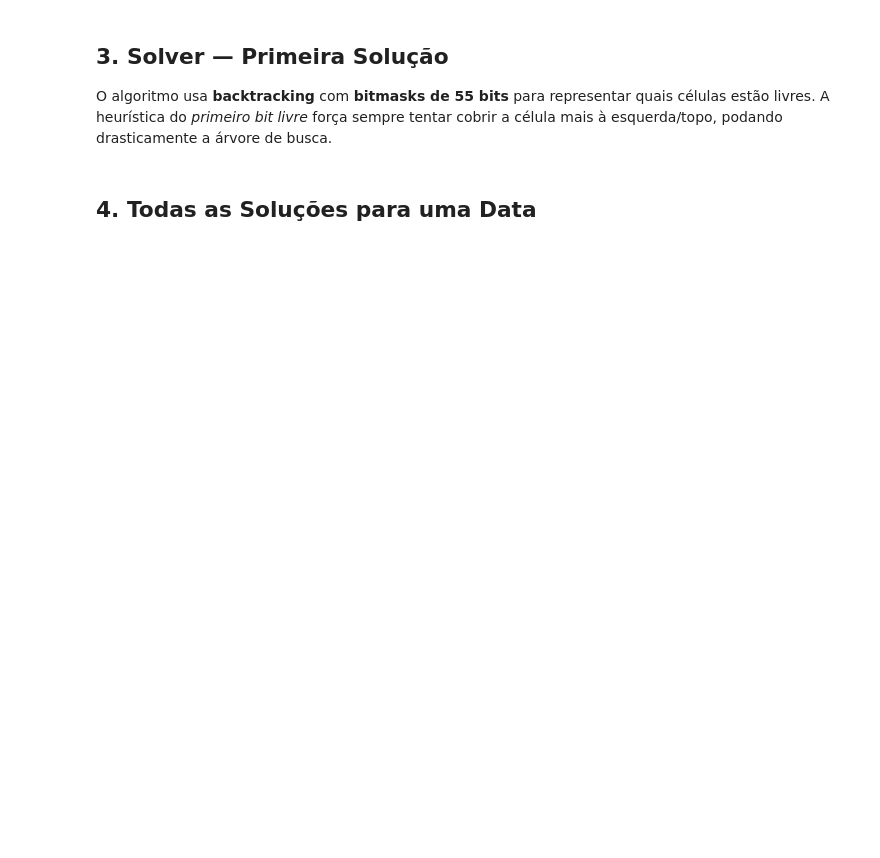
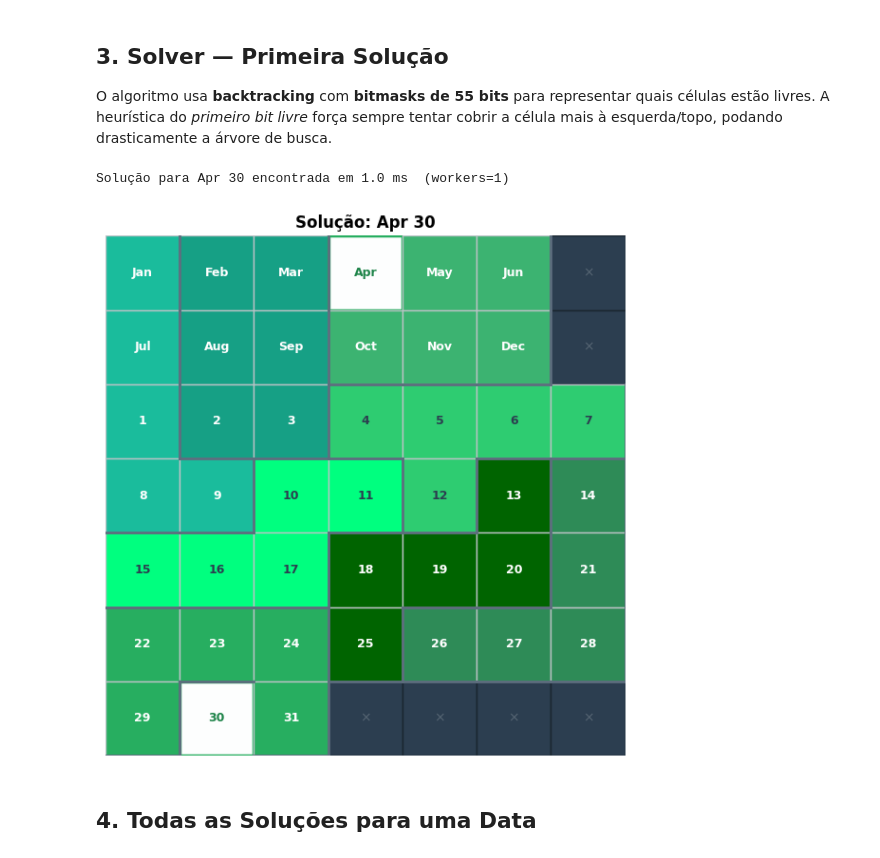
Before and after one commit to grkremer/calendar-puzzle-solver, a Jupyter notebook: callendar_puzzle.ipynb, the cells around one changed output. Saved outputs shown, nothing was run; the diff lists cells and outputs as text; code cells hidden in the pictures; blank space fills up the shorter version.

Commit message:
add tabuleiro verde

```diff
--- a/callendar_puzzle.ipynb
+++ b/callendar_puzzle.ipynb
@@ -17,8 +17,8 @@ sys.path.insert(0, r'c:\Users\Gustavo\Desktop\calendar-puzzle-solver')
 import matplotlib.pyplot as plt
 import matplotlib.patches as patches
 
-from board import BOARD, MONTHS, ROWS, COLS, INVALID, NUM_CELLS, CELL_TO_IDX, IDX_TO_CELL
-from pieces import PIECES_RAW, ALL_PLACEMENTS, PLACEMENTS_BY_CELL, NUM_PIECES, PIECE_SIZES, all_orientations
+from puzzles import PUZZLES, all_orientations
+puzzle = PUZZLES[1] # 0 = Padrão, 1 = Verde
 from solver import solve, solve_all
 
 # ──────────────────────────────────────────────
@@ -32,13 +36,13 @@ print('Tudo carregado!')
 # %% [markdown]
 ## 1. O Tabuleiro
 # %%
-for r in range(ROWS):
+for r in range(puzzle.rows):
     row = []
-    for c in range(COLS):
-        if (r, c) in INVALID:
+    for c in range(puzzle.cols):
+        if (r, c) in puzzle.invalid:
             row.append(' -- ')
         else:
-            row.append(f"{BOARD.get((r, c), ''):>4}")
+            row.append(f"{puzzle.board.get((r, c), ''):>4}")
     print(' '.join(row))
 
-print(f'\nTotal de células válidas: {NUM_CELLS}')
+print(f'\nTotal de células válidas: {puzzle.num_cells}')
@@ -68,37 +97,35 @@ for i, (shape, size) in enumerate(zip(PIECE_SHAPES, PIECE_SIZES)):
 O algoritmo usa **backtracking** com **bitmasks de 55 bits** para representar quais células estão livres.
 A heurística do *primeiro bit livre* força sempre tentar cobrir a célula mais à esquerda/topo, podando drasticamente a árvore de busca.
 # %%
-PIECE_COLORS = ['#E74C3C','#3498DB','#2ECC71','#F39C12',
-                '#9B59B6','#1ABC9C','#E67E22','#2980B9']
 
 def draw_solution(solution, month, day, ax=None, title=None):
     standalone = ax is None
     if standalone:
         fig, ax = plt.subplots(figsize=(9, 6))
 
-    exposed = {pos for pos, lbl in BOARD.items()
+    exposed = {pos for pos, lbl in puzzle.board.items()
                if lbl == month or lbl == str(day)}
     cell_piece = {}
     for pi, mask in solution:
-        for bit in range(NUM_CELLS):
+        for bit in range(puzzle.num_cells):
             if mask & (1 << bit):
-                cell_piece[IDX_TO_CELL[bit]] = pi
+                cell_piece[puzzle.idx_to_cell[bit]] = pi
 
-    ax.set_xlim(0, COLS); ax.set_ylim(0, ROWS)
+    ax.set_xlim(0, puzzle.cols); ax.set_ylim(0, puzzle.rows)
     ax.set_aspect('equal'); ax.invert_yaxis(); ax.axis('off')
     if title: ax.set_title(title, fontweight='bold', fontsize=12)
 
-    for r in range(ROWS):
-        for c in range(COLS):
-            lbl = BOARD.get((r, c), '')
-            if (r, c) in INVALID:
+    for r in range(puzzle.rows):
+        for c in range(puzzle.cols):
+            lbl = puzzle.board.get((r, c), '')
+            if (r, c) in puzzle.invalid:
                 ax.add_patch(patches.Rectangle((c,r),1,1,fc='#2C3E50',ec='#1A252F'))
                 ax.text(c+.5,r+.5,'×',ha='center',va='center',color='#566573')
                 continue
             if (r, c) in exposed:
                 fc, tc, ec, lw = '#FDFEFE', '#1E8449', '#27AE60', 2.5
             elif (r, c) in cell_piece:
-                fc = PIECE_COLORS[cell_piece[(r,c)]]
+                fc = puzzle.piece_colors[cell_piece[(r,c)]]
                 h = fc.lstrip('#')
                 lum = 0.299*int(h[0:2],16)+0.587*int(h[2:4],16)+0.114*int(h[4:6],16)
                 tc = 'white' if lum < 140 else '#2C3E50'
@@ -109,8 +136,8 @@ def draw_solution(solution, month, day, ax=None, title=None):
             ax.text(c+.5,r+.5,lbl,ha='center',va='center',
                     fontsize=9,fontweight='bold',color=tc)
 
-    for r in range(ROWS):
-        for c in range(COLS):
+    for r in range(puzzle.rows):
+        for c in range(puzzle.cols):
             if (r,c) not in cell_piece: continue
             pi = cell_piece[(r,c)]
             if cell_piece.get((r,c+1)) != pi: ax.plot([c+1,c+1],[r,r+1],color='#5D6D7E',lw=2)
@@ -119,14 +146,17 @@ def draw_solution(solution, month, day, ax=None, title=None):
     if standalone:
         plt.tight_layout(); plt.show()
 # %%
-MONTH, DAY = 'Abr', 30
+MONTH, DAY = puzzle.months[3], 30
 
 t0 = time.perf_counter()
-solution = solve(MONTH, DAY, workers=WORKERS)
+solution = solve(puzzle, MONTH, DAY, workers=WORKERS)
 elapsed  = time.perf_counter() - t0
 
 print(f'Solução para {MONTH} {DAY} encontrada em {elapsed*1000:.1f} ms  (workers={WORKERS})')
 draw_solution(solution, MONTH, DAY, title=f'Solução: {MONTH} {DAY}')
+# %% [output]
+Solução para Apr 30 encontrada em 1.0 ms  (workers=1)
+[figure, added]
 # %% [markdown]
 ## 4. Todas as Soluções para uma Data
 # %%
```
Also changed, not shown: parts of 7 cells of this notebook, 8 other files.
